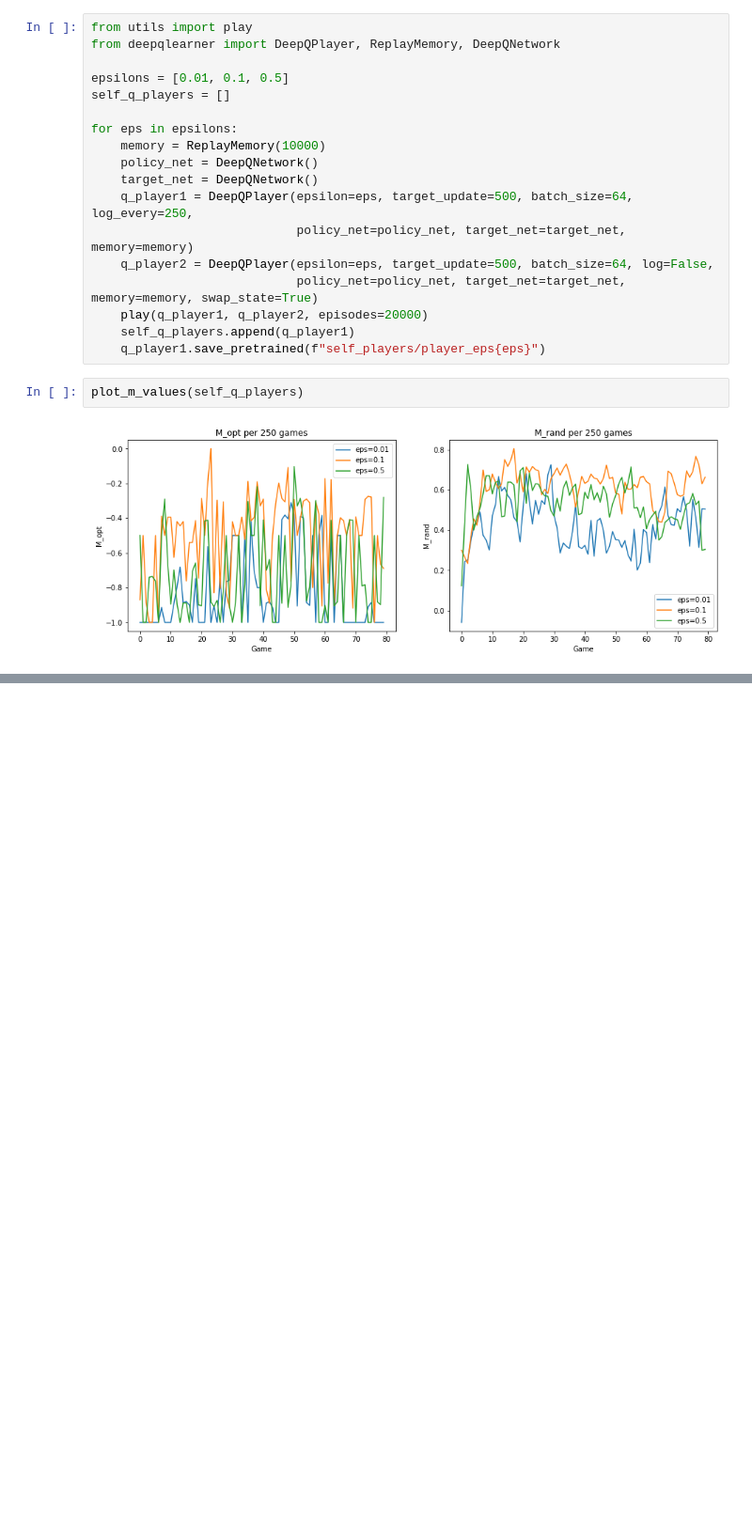
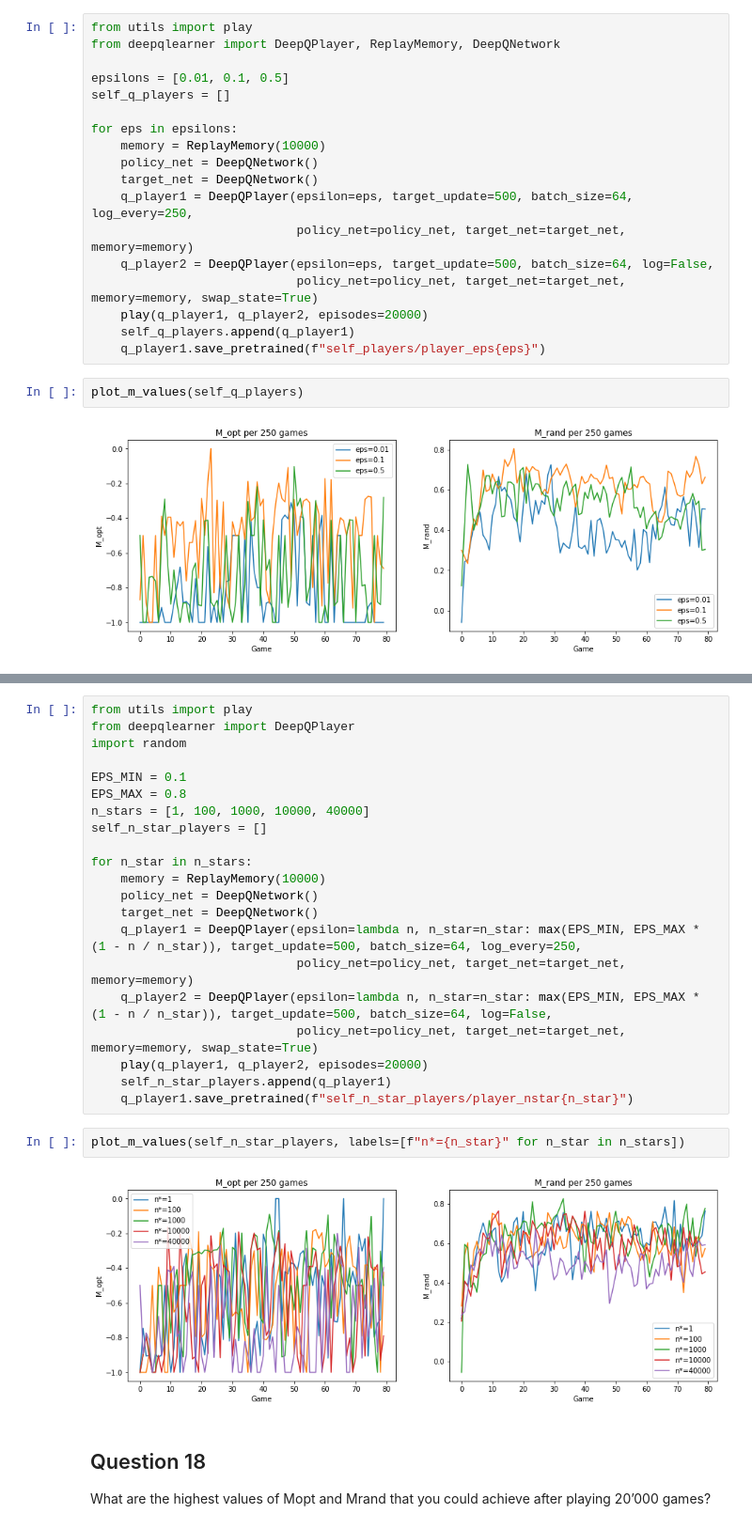
Before and after one commit to mismayil/ann-miniproject, a Jupyter notebook: deepq_learning.ipynb, the cells around one changed output, grey strips where cells are left out. Shown at 94% size. Cells and saved outputs as stored; diff of their text form; blank space fills up the shorter version.

Commit message:
Add question 17 and 18 solution

```diff
--- a/deepq_learning.ipynb
+++ b/deepq_learning.ipynb
@@ -267,0 +275,29 @@ plot_m_values(self_q_players)
+# %%
+from utils import play
+from deepqlearner import DeepQPlayer
+import random
+
+EPS_MIN = 0.1
+EPS_MAX = 0.8
+n_stars = [1, 100, 1000, 10000, 40000]
+self_n_star_players = []
+
+for n_star in n_stars:
+    memory = ReplayMemory(10000)
+    policy_net = DeepQNetwork()
+    target_net = DeepQNetwork()
+    q_player1 = DeepQPlayer(epsilon=lambda n, n_star=n_star: max(EPS_MIN, EPS_MAX * (1 - n / n_star)), target_update=500, batch_size=64, log_every=250,
+                            policy_net=policy_net, target_net=target_net, memory=memory)
+    q_player2 = DeepQPlayer(epsilon=lambda n, n_star=n_star: max(EPS_MIN, EPS_MAX * (1 - n / n_star)), target_update=500, batch_size=64, log=False,
+                            policy_net=policy_net, target_net=target_net, memory=memory, swap_state=True)
+    play(q_player1, q_player2, episodes=20000)
+    self_n_star_players.append(q_player1)
+    q_player1.save_pretrained(f"self_n_star_players/player_nstar{n_star}")
+# %%
+plot_m_values(self_n_star_players, labels=[f"n*={n_star}" for n_star in n_stars])
+# %% [output]
+[figure, added]
+# %% [markdown]
+## Question 18
+What are the highest values of Mopt and Mrand that you could achieve after playing 20’000
+games?
```
Also changed, not shown: parts of 2 cells of this notebook, 25 other files.
